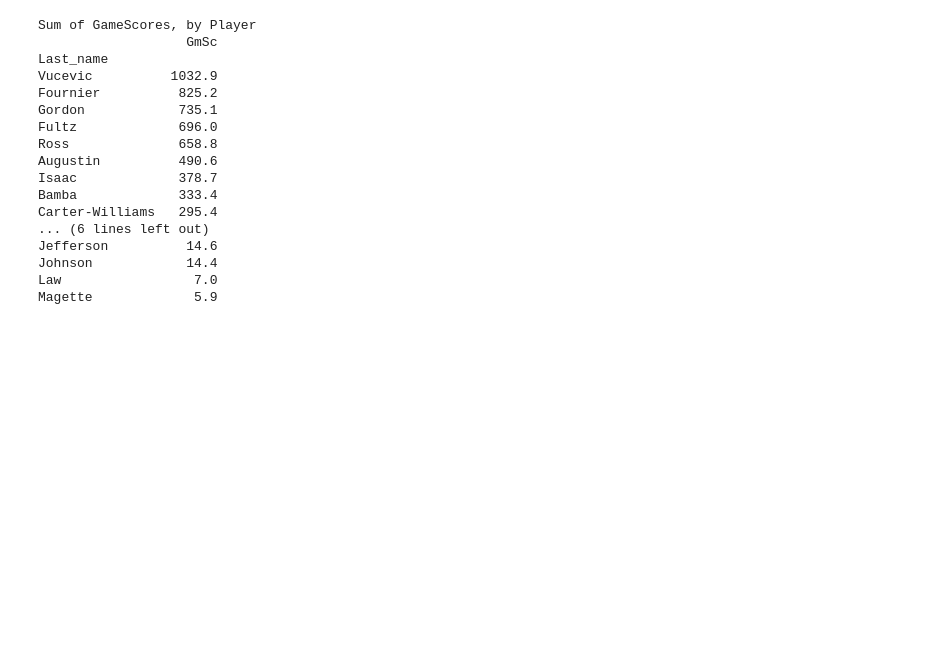
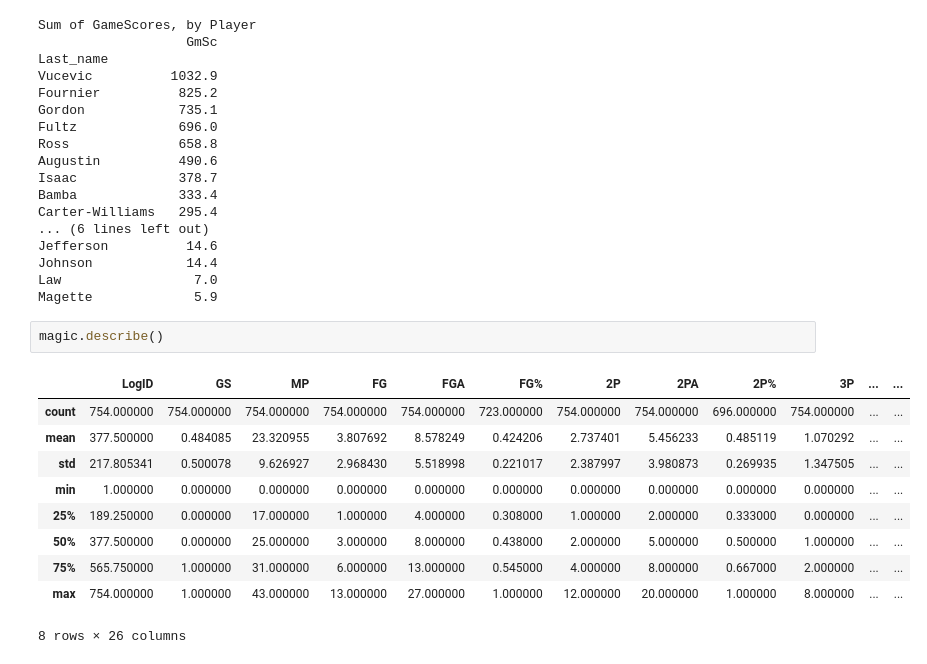
Before and after one commit to adrianjaymayer/Orlando-Magic-GameScore-Stats-and-Graphics-2020_21-Season, a Jupyter notebook: Scripts/Magic1920.ipynb, the cells around one changed output. Saved outputs shown, nothing was run; the diff lists cells and outputs as text; blank space fills up the shorter version.

```diff
--- a/Scripts/Magic1920.ipynb
+++ b/Scripts/Magic1920.ipynb
@@ -124,3 +128,16 @@ Jefferson          14.6
 Johnson            14.4
 Law                 7.0
 Magette             5.9
+# %%
+magic.describe()
+# %% [output]
+|  | LogID | GS | MP | FG | FGA | FG% | 2P | 2PA | 2P% | 3P | ... | ... |
+| count | 754.000000 | 754.000000 | 754.000000 | 754.000000 | 754.000000 | 723.000000 | 754.000000 | 754.000000 | 696.000000 | 754.000000 | ... | ... |
+| mean | 377.500000 | 0.484085 | 23.320955 | 3.807692 | 8.578249 | 0.424206 | 2.737401 | 5.456233 | 0.485119 | 1.070292 | ... | ... |
+| std | 217.805341 | 0.500078 | 9.626927 | 2.968430 | 5.518998 | 0.221017 | 2.387997 | 3.980873 | 0.269935 | 1.347505 | ... | ... |
+| min | 1.000000 | 0.000000 | 0.000000 | 0.000000 | 0.000000 | 0.000000 | 0.000000 | 0.000000 | 0.000000 | 0.000000 | ... | ... |
+| 25% | 189.250000 | 0.000000 | 17.000000 | 1.000000 | 4.000000 | 0.308000 | 1.000000 | 2.000000 | 0.333000 | 0.000000 | ... | ... |
+| 50% | 377.500000 | 0.000000 | 25.000000 | 3.000000 | 8.000000 | 0.438000 | 2.000000 | 5.000000 | 0.500000 | 1.000000 | ... | ... |
+| 75% | 565.750000 | 1.000000 | 31.000000 | 6.000000 | 13.000000 | 0.545000 | 4.000000 | 8.000000 | 0.667000 | 2.000000 | ... | ... |
+| max | 754.000000 | 1.000000 | 43.000000 | 13.000000 | 27.000000 | 1.000000 | 12.000000 | 20.000000 | 1.000000 | 8.000000 | ... | ... |
+8 rows × 26 columns
```
Also changed, not shown: parts of 1 cell of this notebook, 2 other files.
